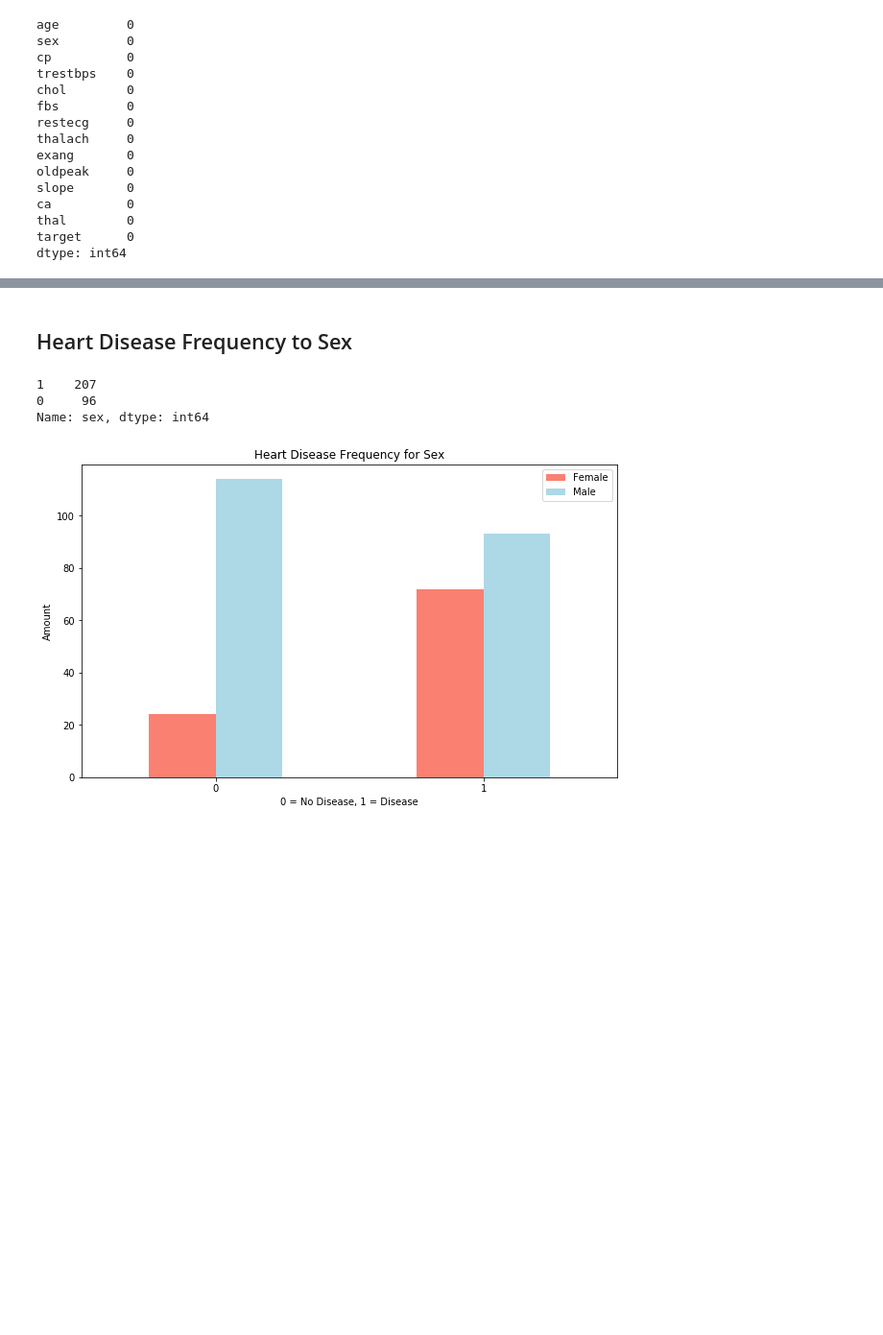
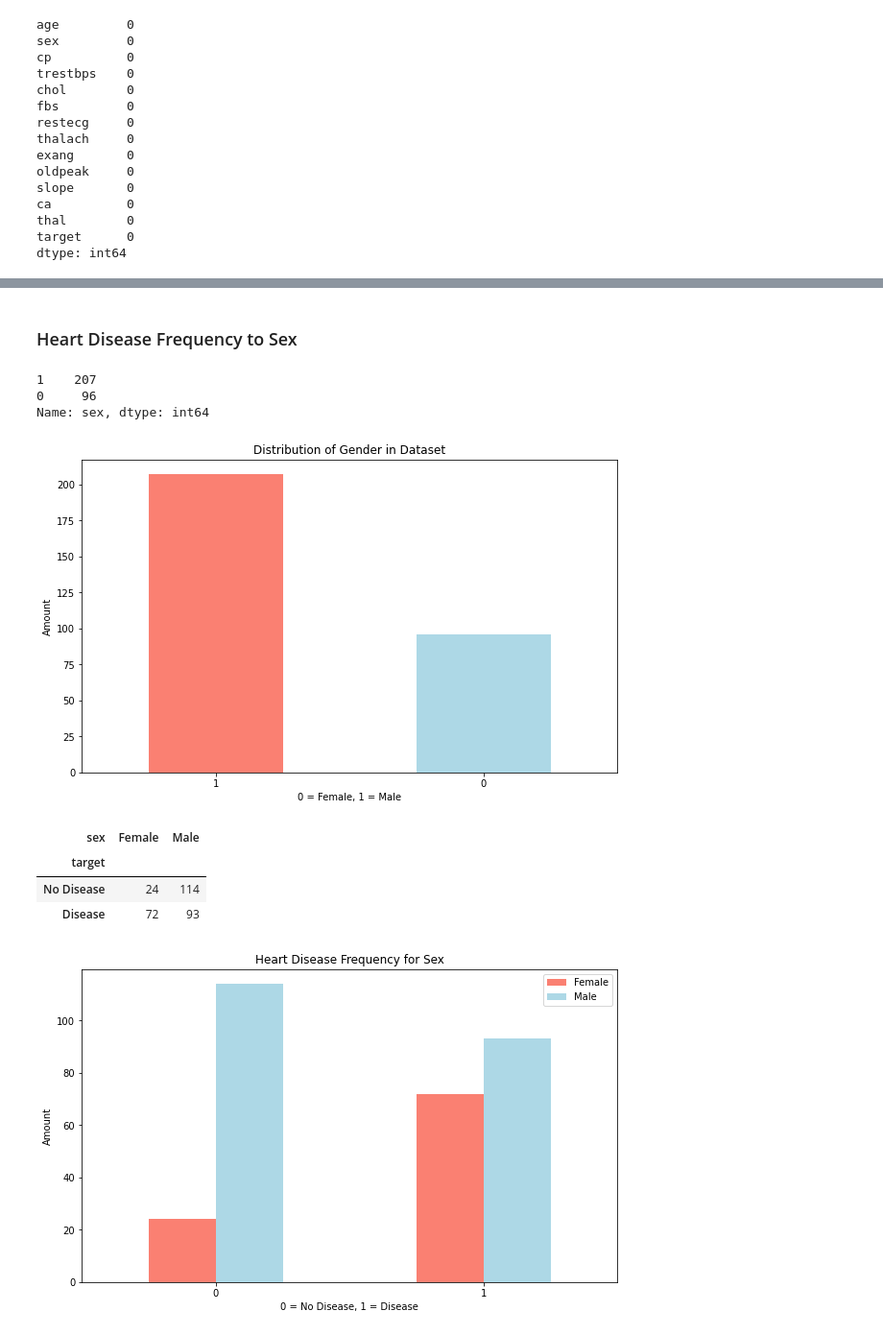
Before and after one commit to csMrFahad/HeartDisease, a Jupyter notebook: HeartDisease.ipynb, the cells around one changed output, grey strips where cells are left out. Shown at 96% size. Cells and saved outputs as stored; diff of their text form; code cells hidden in the pictures; blank space fills up the shorter version.

```diff
--- a/HeartDisease.ipynb
+++ b/HeartDisease.ipynb
@@ -99,14 +160,29 @@ df.describe()
 | 75% | 61.000000 | 1.000000 | 2.000000 | 140.000000 | 274.500000 | 0.000000 | 1.000000 | 166.000000 | 1.000000 | 1.600000 | 2.000000 | ... |
 | max | 77.000000 | 1.000000 | 3.000000 | 200.000000 | 564.000000 | 1.000000 | 2.000000 | 202.000000 | 1.000000 | 6.200000 | 2.000000 | ... |
 # %% [markdown]
-## Heart Disease Frequency to Sex
+### Heart Disease Frequency to Sex
 # %%
 df['sex'].value_counts()
 # %% [output]
 1    207
 0     96
 Name: sex, dtype: int64
+# %%
+df['sex'].value_counts().plot(kind='bar', figsize=(10,6), color=['salmon', 'lightblue']);
+plt.title('Distribution of Gender in Dataset')
+plt.xlabel('0 = Female, 1 = Male')
+plt.ylabel('Amount')
+plt.xticks(rotation=0);
+# %% [output]
+[figure, added]
 # %%
 # compare target with sex column
-crssotab_sex_target = pd.crosstab(df['target'], df['sex'])
+crosstab_sex_target = pd.crosstab(df['target'], df['sex'])
+crosstab_sex_target.rename(columns={0: 'Female', 1: 'Male'},
+                           index={0: 'No Disease', 1: 'Disease'})
+# %% [output]
+| sex | Female | Male |
+| target |  |  |
+| No Disease | 24 | 114 |
+| Disease | 72 | 93 |
 # %%
```
Also changed, not shown: parts of 20 cells of this notebook.
